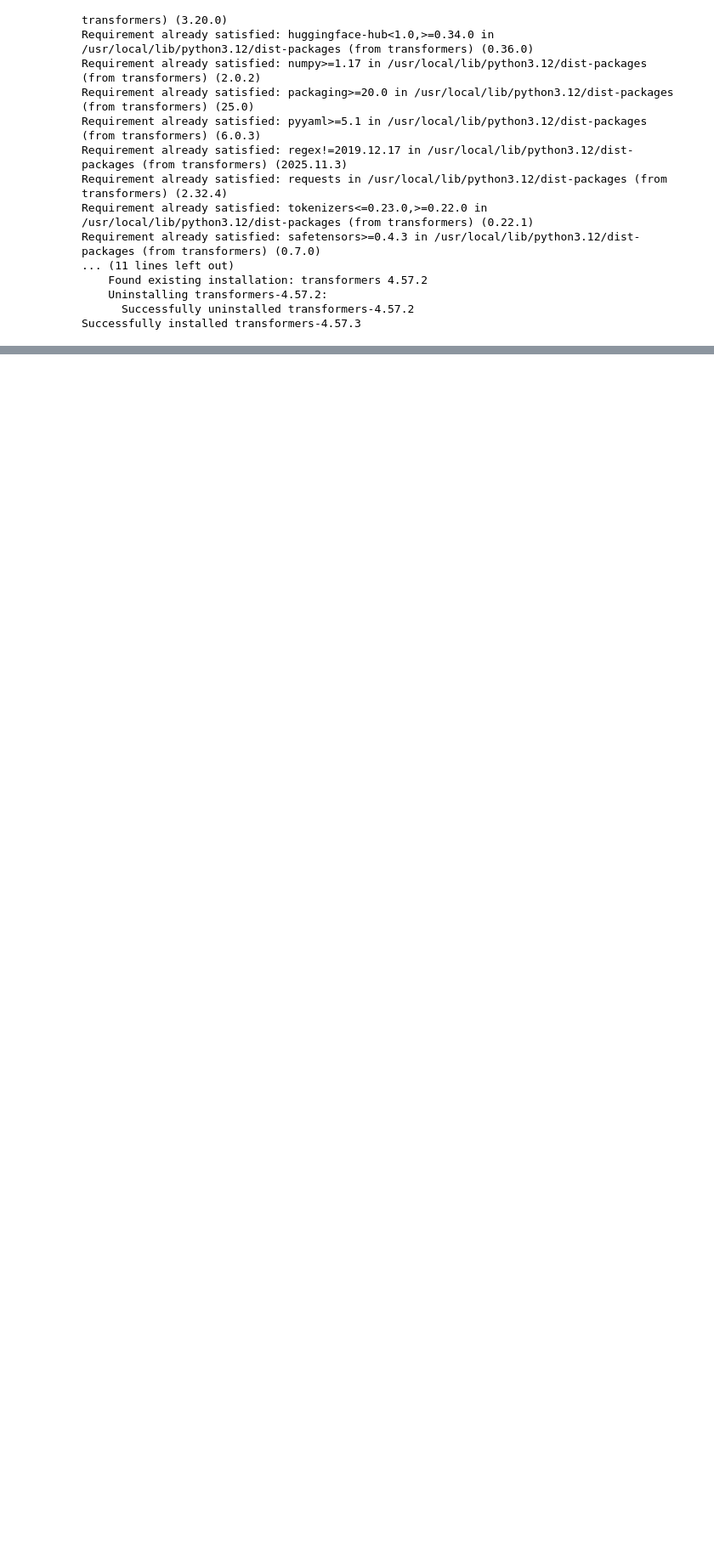
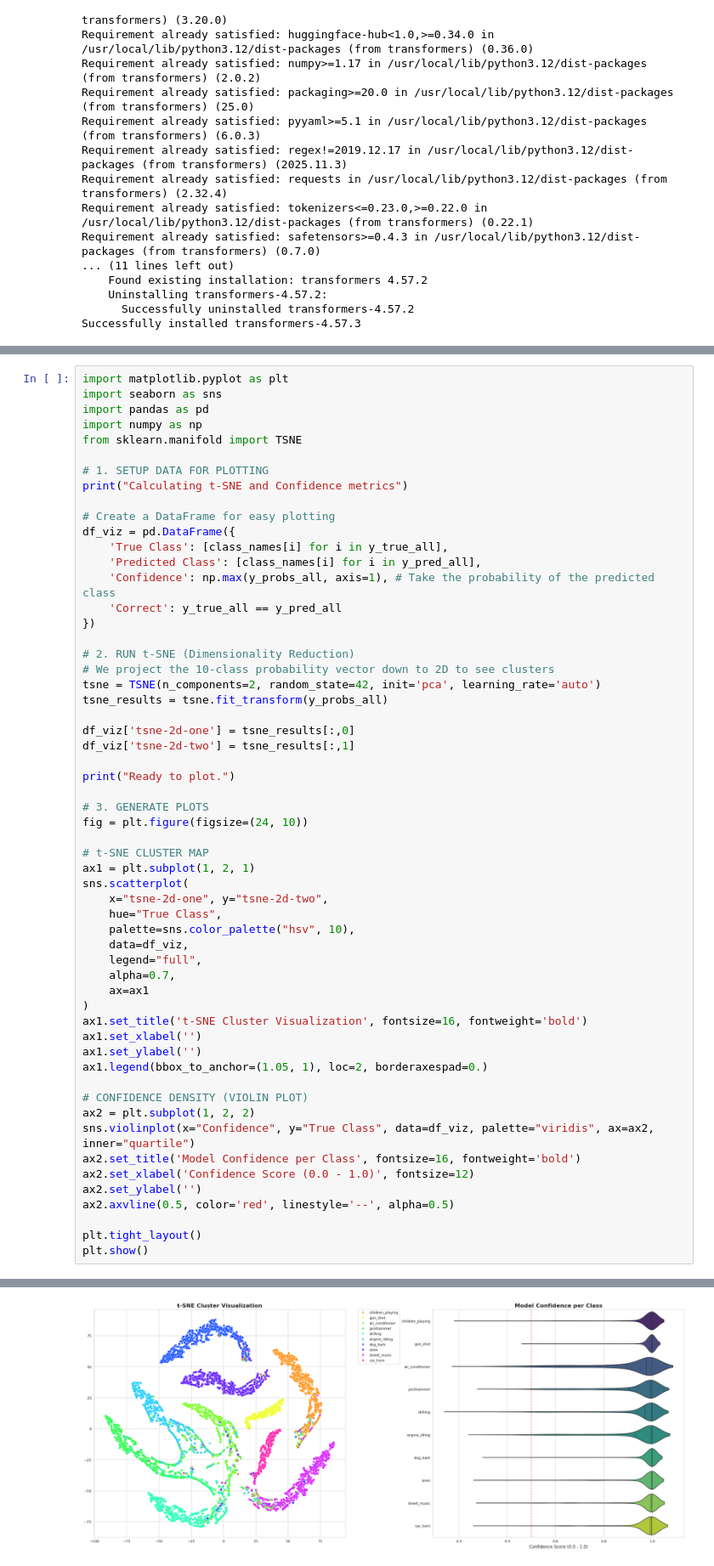
Before and after one commit to aayushs12/Audio_Classification, a Jupyter notebook: AST.ipynb, the cells around one changed output, grey strips where cells are left out. Shown at 85% size. Drawn from its saved outputs; the diff is of its cells as text; blank space fills up the shorter version.

```diff
--- a/AST.ipynb
+++ b/AST.ipynb
@@ -489,0 +449,58 @@ Overall Test Accuracy: 91.04%
+# %%
+import matplotlib.pyplot as plt
+import seaborn as sns
+import pandas as pd
+import numpy as np
+from sklearn.manifold import TSNE
+
+# 1. SETUP DATA FOR PLOTTING
+print("Calculating t-SNE and Confidence metrics")
+
+# Create a DataFrame for easy plotting
+df_viz = pd.DataFrame({
+    'True Class': [class_names[i] for i in y_true_all],
+    'Predicted Class': [class_names[i] for i in y_pred_all],
+    'Confidence': np.max(y_probs_all, axis=1), # Take the probability of the predicted class
+    'Correct': y_true_all == y_pred_all
+})
+
+# 2. RUN t-SNE (Dimensionality Reduction)
+# We project the 10-class probability vector down to 2D to see clusters
+tsne = TSNE(n_components=2, random_state=42, init='pca', learning_rate='auto')
+tsne_results = tsne.fit_transform(y_probs_all)
+
+df_viz['tsne-2d-one'] = tsne_results[:,0]
+df_viz['tsne-2d-two'] = tsne_results[:,1]
+
+print("Ready to plot.")
+
+# 3. GENERATE PLOTS
+fig = plt.figure(figsize=(24, 10))
+
+# t-SNE CLUSTER MAP
+ax1 = plt.subplot(1, 2, 1)
+sns.scatterplot(
+    x="tsne-2d-one", y="tsne-2d-two",
+    hue="True Class",
+    palette=sns.color_palette("hsv", 10),
+    data=df_viz,
+    legend="full",
+    alpha=0.7,
+    ax=ax1
+)
+ax1.set_title('t-SNE Cluster Visualization', fontsize=16, fontweight='bold')
+ax1.set_xlabel('')
+ax1.set_ylabel('')
+ax1.legend(bbox_to_anchor=(1.05, 1), loc=2, borderaxespad=0.)
+
+# CONFIDENCE DENSITY (VIOLIN PLOT)
+ax2 = plt.subplot(1, 2, 2)
+sns.violinplot(x="Confidence", y="True Class", data=df_viz, palette="viridis", ax=ax2, inner="quartile")
+ax2.set_title('Model Confidence per Class', fontsize=16, fontweight='bold')
+ax2.set_xlabel('Confidence Score (0.0 - 1.0)', fontsize=12)
+ax2.set_ylabel('')
+ax2.axvline(0.5, color='red', linestyle='--', alpha=0.5)
+
+plt.tight_layout()
+plt.show()
+# %% [output]
@@ -489,0 +512 @@ Overall Test Accuracy: 91.04%
+[figure, added]
```
Also changed, not shown: parts of 8 cells of this notebook.
